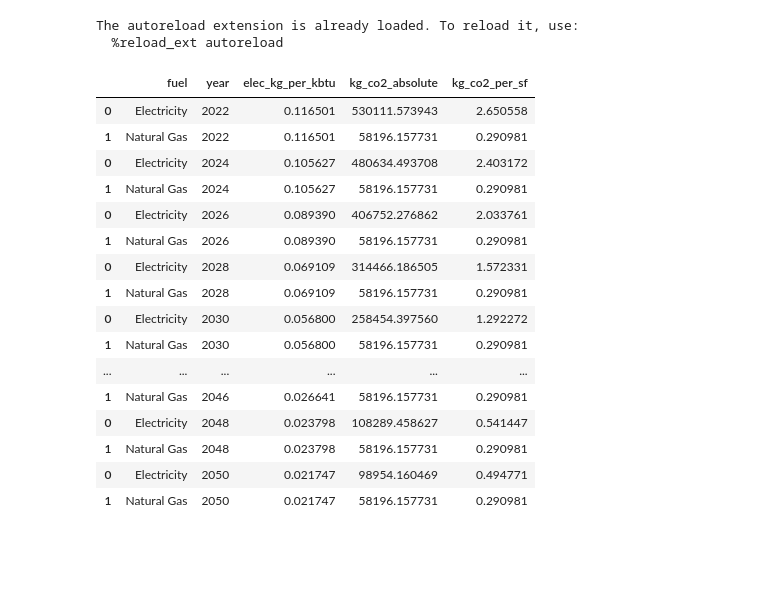
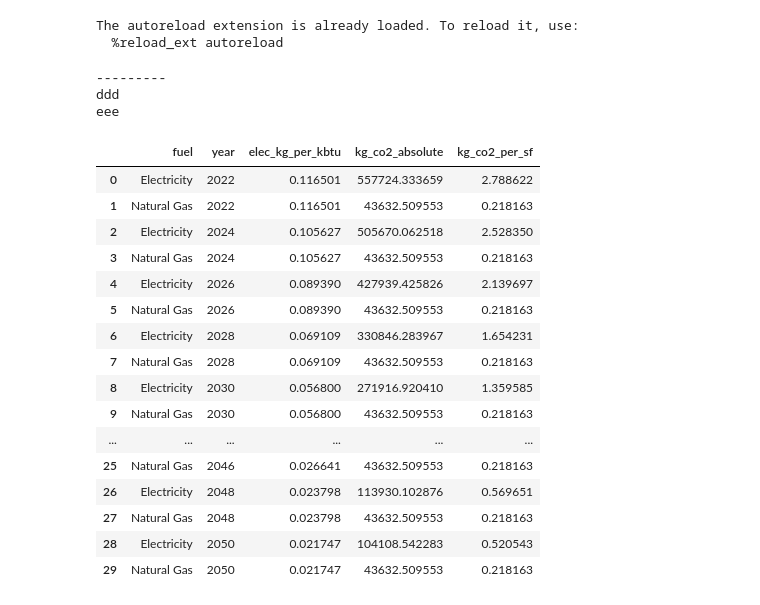
Before and after one commit to michaelsweeney/becp-py, a Jupyter notebook: testing/enduse_ghg.ipynb, the cells around one changed output. Saved outputs shown, nothing was run; the diff lists cells and outputs as text; code cells hidden in the pictures; blank space fills up the shorter version.

```diff
--- a/testing/enduse_ghg.ipynb
+++ b/testing/enduse_ghg.ipynb
@@ -23,42 +23,45 @@ The autoreload extension is already loaded. To reload it, use:
 # %%
 
 
 results = \
     projections.get_projection_from_reference_buildings({
     'state': 'NY',
     'climate_zone': '4A',
     'projection_case': 'MidCase',
     'design_areas': [
         {
-            'type': 'SmallOffice',
+            'type': 'OfficeSmall',
             'area': 200000,
             'heating_fuel': 'Natural Gas',
             'dhw_fuel': 'Natural Gas',
             'heating_cop': 0.8,
             'dhw_cop': 0.8,
-            'ashrae_standard': '90.1-2016'
+            'ashrae_standard': 'STD2013'
         },
     ]
 })
 
 
 # results['emissions_projection']
 results['emissions_projection_by_fuel']
 # %% [output]
+---------
+ddd
+eee
 |  | fuel | year | elec_kg_per_kbtu | kg_co2_absolute | kg_co2_per_sf |
-| 0 | Electricity | 2022 | 0.116501 | 530111.573943 | 2.650558 |
-| 1 | Natural Gas | 2022 | 0.116501 | 58196.157731 | 0.290981 |
-| 0 | Electricity | 2024 | 0.105627 | 480634.493708 | 2.403172 |
-| 1 | Natural Gas | 2024 | 0.105627 | 58196.157731 | 0.290981 |
-| 0 | Electricity | 2026 | 0.089390 | 406752.276862 | 2.033761 |
-| 1 | Natural Gas | 2026 | 0.089390 | 58196.157731 | 0.290981 |
-| 0 | Electricity | 2028 | 0.069109 | 314466.186505 | 1.572331 |
-| 1 | Natural Gas | 2028 | 0.069109 | 58196.157731 | 0.290981 |
-| 0 | Electricity | 2030 | 0.056800 | 258454.397560 | 1.292272 |
-| 1 | Natural Gas | 2030 | 0.056800 | 58196.157731 | 0.290981 |
+| 0 | Electricity | 2022 | 0.116501 | 557724.333659 | 2.788622 |
+| 1 | Natural Gas | 2022 | 0.116501 | 43632.509553 | 0.218163 |
+| 2 | Electricity | 2024 | 0.105627 | 505670.062518 | 2.528350 |
+| 3 | Natural Gas | 2024 | 0.105627 | 43632.509553 | 0.218163 |
+| 4 | Electricity | 2026 | 0.089390 | 427939.425826 | 2.139697 |
+| 5 | Natural Gas | 2026 | 0.089390 | 43632.509553 | 0.218163 |
+| 6 | Electricity | 2028 | 0.069109 | 330846.283967 | 1.654231 |
+| 7 | Natural Gas | 2028 | 0.069109 | 43632.509553 | 0.218163 |
+| 8 | Electricity | 2030 | 0.056800 | 271916.920410 | 1.359585 |
+| 9 | Natural Gas | 2030 | 0.056800 | 43632.509553 | 0.218163 |
 | ... | ... | ... | ... | ... | ... |
-| 1 | Natural Gas | 2046 | 0.026641 | 58196.157731 | 0.290981 |
-| 0 | Electricity | 2048 | 0.023798 | 108289.458627 | 0.541447 |
-| 1 | Natural Gas | 2048 | 0.023798 | 58196.157731 | 0.290981 |
-| 0 | Electricity | 2050 | 0.021747 | 98954.160469 | 0.494771 |
-| 1 | Natural Gas | 2050 | 0.021747 | 58196.157731 | 0.290981 |
+| 25 | Natural Gas | 2046 | 0.026641 | 43632.509553 | 0.218163 |
+| 26 | Electricity | 2048 | 0.023798 | 113930.102876 | 0.569651 |
+| 27 | Natural Gas | 2048 | 0.023798 | 43632.509553 | 0.218163 |
+| 28 | Electricity | 2050 | 0.021747 | 104108.542283 | 0.520543 |
+| 29 | Natural Gas | 2050 | 0.021747 | 43632.509553 | 0.218163 |
```
Also changed, not shown: parts of 6 cells of this notebook, 7 other files.
